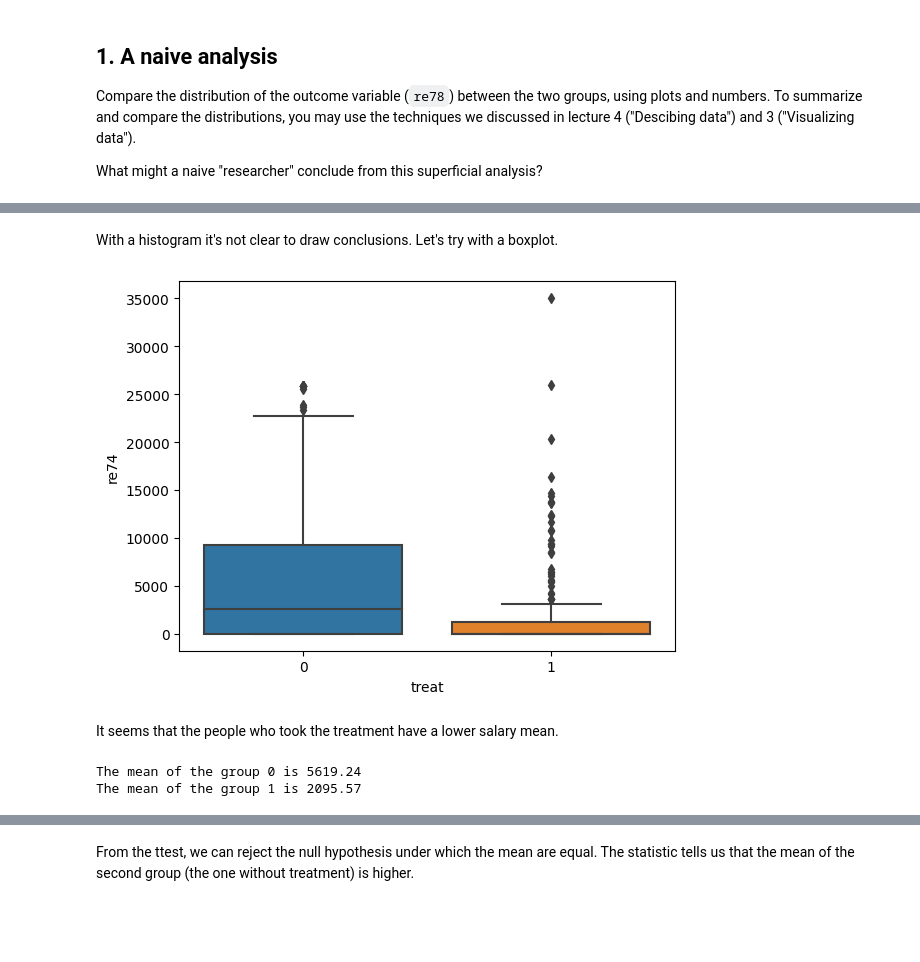
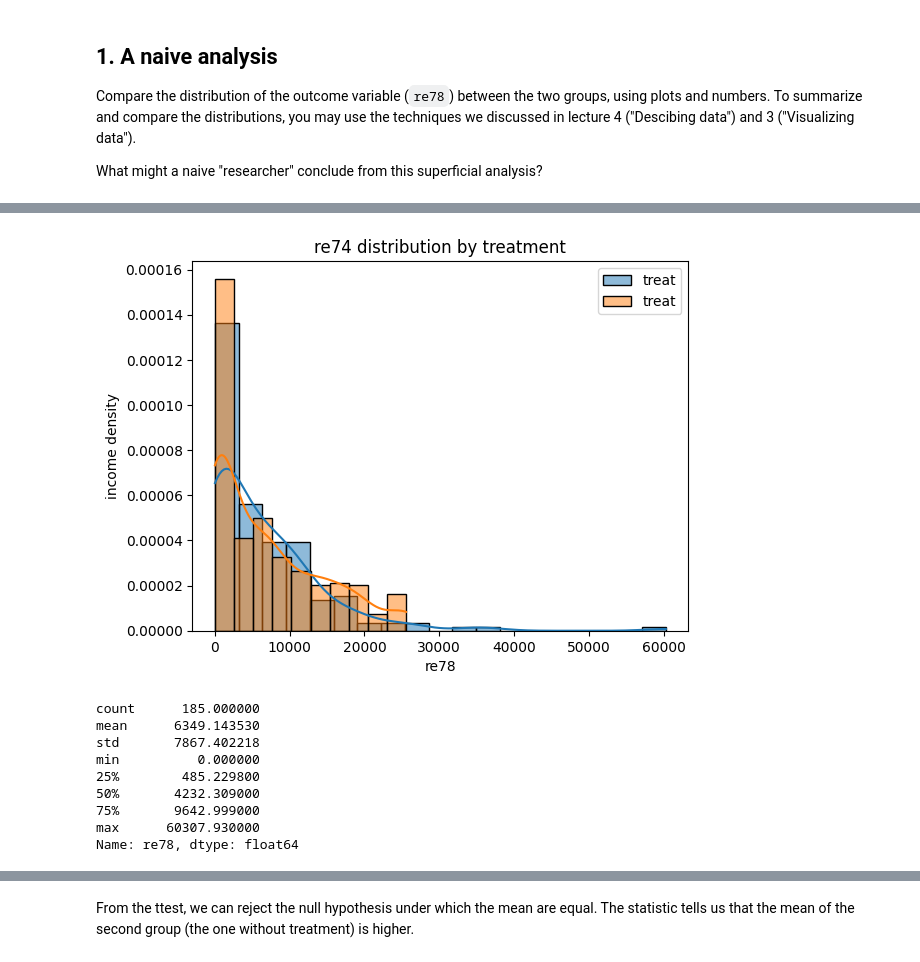
Before and after one commit to roduit/2023, a Jupyter notebook: Exercises/05 - Causal analysis of observational data/Observational studies exercise.ipynb, the cells around one changed output, grey strips where cells are left out. Saved outputs shown, nothing was run; the diff lists cells and outputs as text; code cells hidden in the pictures; blank space fills up the shorter version.

```diff
--- a/Exercises/05 - Causal analysis of observational data/Observational studies exercise.ipynb
+++ b/Exercises/05 - Causal analysis of observational data/Observational studies exercise.ipynb
@@ -66,8 +58,0 @@ plt.legend();
-# %% [markdown]
-With a histogram it's not clear to draw conclusions. Let's try with a boxplot.
-# %%
-sns.boxplot(data=df, x='treat', y='re74');
-# %% [output]
-[figure, removed]
-# %% [markdown]
-It seems that the people who took the treatment have a lower salary mean.
@@ -77,6 +59,21 @@ mean_group1 = df.query('treat == 1')['re74'].mean()
-# %%
-print(f'The mean of the group 0 is {mean_group0:.2f}')
-print(f'The mean of the group 1 is {mean_group1:.2f}')
-# %% [output]
-The mean of the group 0 is 5619.24
-The mean of the group 1 is 2095.57
+# %%
+''' your code and explanations '''
+sns.histplot(df.query('treat == 1')['re78'], stat='density',kde=True, alpha=0.5, label='treat');
+sns.histplot(df.query('treat == 0')['re78'],stat='density',kde=True, alpha=0.5, label='treat');
+plt.title('re74 distribution by treatment')
+plt.ylabel('income density')
+plt.legend();
+# %% [output]
+[figure, added]
+# %%
+df.query('treat == 1')['re78'].describe()
+# %% [output]
+count      185.000000
+mean      6349.143530
+std       7867.402218
+min          0.000000
+25%        485.229800
+50%       4232.309000
+75%       9642.999000
+max      60307.930000
+Name: re78, dtype: float64
```
Also changed, not shown: parts of 39 cells of this notebook.
